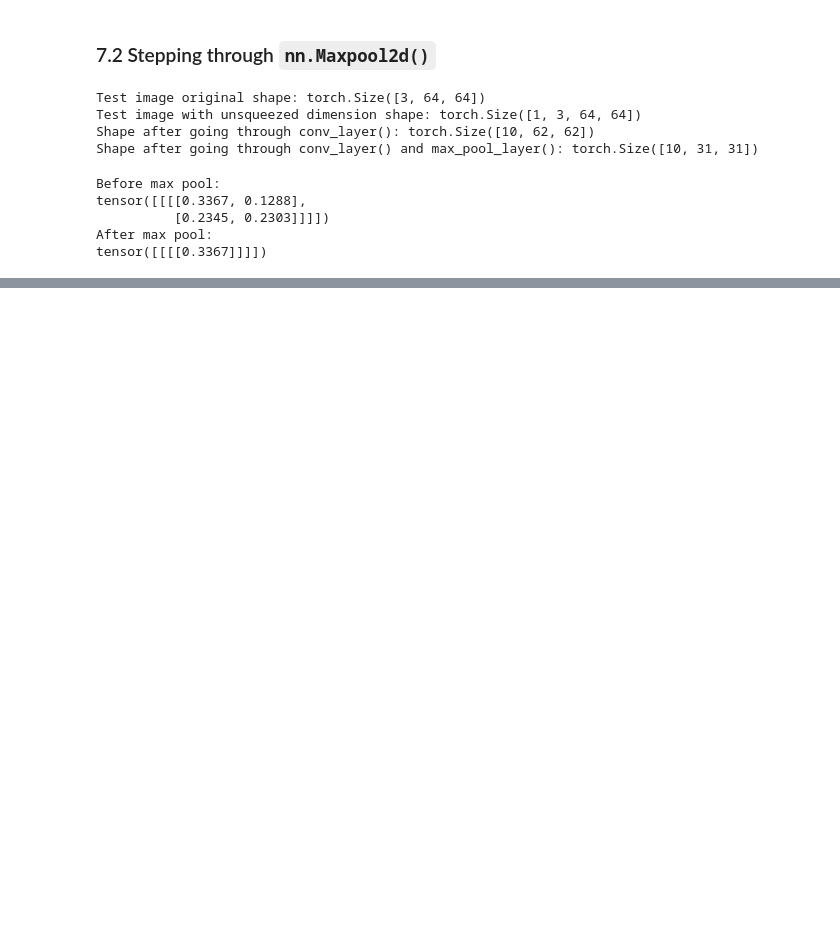
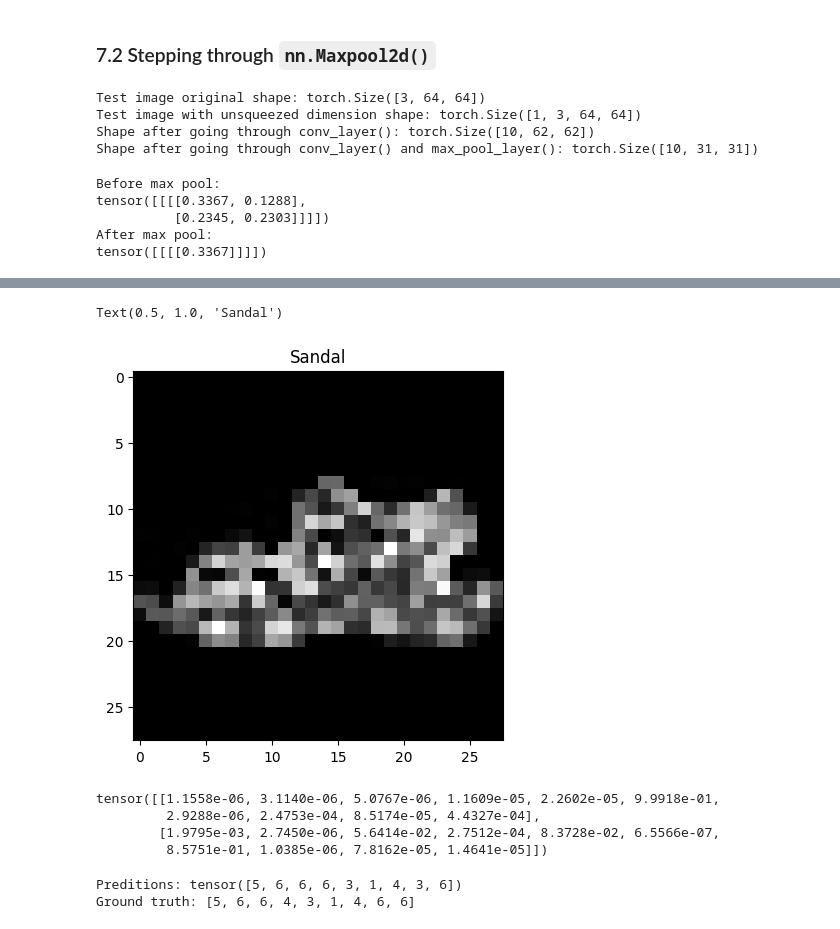
Before and after one commit to Shibarashii/PyTorch-For-Deep-Learning-Bootcamp, a Jupyter notebook: 003. PyTorch Computer Vision/0. 03_pytorch_computer_vision.ipynb, the cells around one changed output, grey strips where cells are left out. Drawn from its saved outputs; the diff is of its cells as text; code cells hidden in the pictures; blank space fills up the shorter version.

```diff
--- a/003. PyTorch Computer Vision/0. 03_pytorch_computer_vision.ipynb
+++ b/003. PyTorch Computer Vision/0. 03_pytorch_computer_vision.ipynb
@@ -845,0 +1002,26 @@ tensor([[[[0.3367]]]])
+# %%
+plt.imshow(test_samples[0].squeeze(), cmap="gray")
+plt.title(class_names[test_labels[0]])
+# %% [output]
+Text(0.5, 1.0, 'Sandal')
+[figure, added]
+# %%
+# Make predictions
+pred_probs = make_predictions(model=model_2,
+                              data=test_samples)
+
+# View the first two prediction probabilities
+pred_probs[:2]
+# %% [output]
+tensor([[1.1558e-06, 3.1140e-06, 5.0767e-06, 1.1609e-05, 2.2602e-05, 9.9918e-01,
+         2.9288e-06, 2.4753e-04, 8.5174e-05, 4.4327e-04],
+        [1.9795e-03, 2.7450e-06, 5.6414e-02, 2.7512e-04, 8.3728e-02, 6.5566e-07,
+         8.5751e-01, 1.0385e-06, 7.8162e-05, 1.4641e-05]])
+# %%
+# Convert prediction probabilities to labels
+pred_classes = pred_probs.argmax(dim=1)
+print(f"Preditions: {pred_classes}")
+print(f"Ground truth: {test_labels}")
+# %% [output]
+Preditions: tensor([5, 6, 6, 6, 3, 1, 4, 3, 6])
+Ground truth: [5, 6, 6, 4, 3, 1, 4, 6, 6]
```
Also changed, not shown: parts of 33 cells of this notebook, 1 other file.
